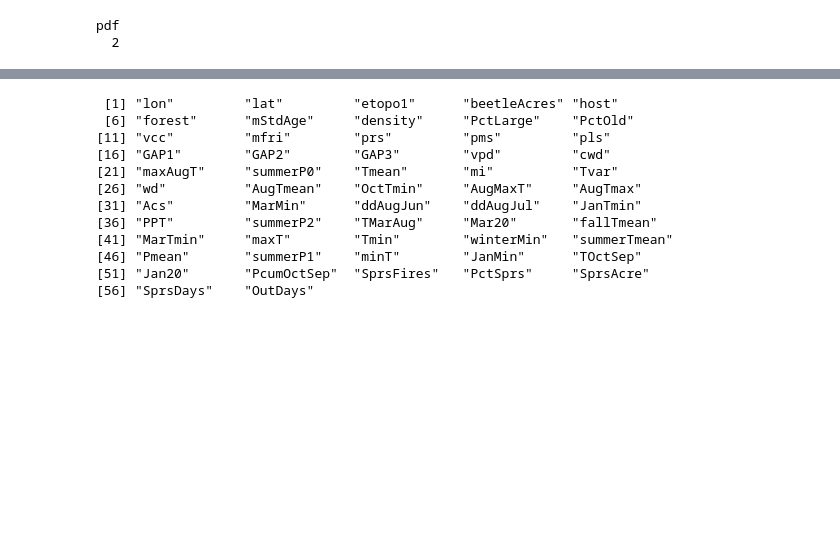
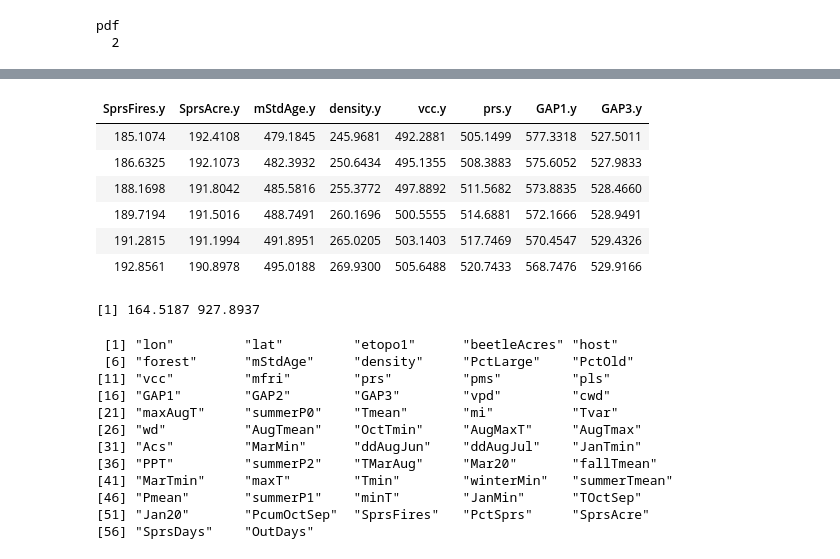
Before and after one commit to dongmeic/suppression, a Jupyter notebook: R/eda_figures.ipynb, the cells around one changed output, grey strips where cells are left out. Saved outputs shown, nothing was run; the diff lists cells and outputs as text; code cells hidden in the pictures; blank space fills up the shorter version.

```diff
--- a/R/eda_figures.ipynb
+++ b/R/eda_figures.ipynb
@@ -92,6 +92,25 @@ head(df)
 | 2.272727 | 189.7194 | 0.05516706 | 237.9298 | 116.49167 | 191.5016 | 0.023569024 | 301.3333 | 0.03030303 | 270.5420 | ... |
 | 2.696970 | 191.2815 | 0.06500907 | 236.7304 | 155.30556 | 191.1994 | 0.031425365 | 300.7009 | 0.04040404 | 270.8380 | ... |
 | 3.121212 | 192.8561 | 0.07485107 | 235.5370 | 194.11944 | 190.8978 | 0.039281706 | 300.0697 | 0.05050505 | 271.1343 | ... |
+# %%
+vars <- c('SprsFires', 'SprsAcre', 'mStdAge', 'density', 'vcc', 'prs', 'GAP1', 'GAP3')
+#df.y <- df[,grep(".y", names(df), value=TRUE)]
+# %%
+df.y <- df[,paste0(vars, '.y')]
+# %%
+head(df.y)
+# %% [output]
+| SprsFires.y | SprsAcre.y | mStdAge.y | density.y | vcc.y | prs.y | GAP1.y | GAP3.y |
+| 185.1074 | 192.4108 | 479.1845 | 245.9681 | 492.2881 | 505.1499 | 577.3318 | 527.5011 |
+| 186.6325 | 192.1073 | 482.3932 | 250.6434 | 495.1355 | 508.3883 | 575.6052 | 527.9833 |
+| 188.1698 | 191.8042 | 485.5816 | 255.3772 | 497.8892 | 511.5682 | 573.8835 | 528.4660 |
+| 189.7194 | 191.5016 | 488.7491 | 260.1696 | 500.5555 | 514.6881 | 572.1666 | 528.9491 |
+| 191.2815 | 191.1994 | 491.8951 | 265.0205 | 503.1403 | 517.7469 | 570.4547 | 529.4326 |
+| 192.8561 | 190.8978 | 495.0188 | 269.9300 | 505.6488 | 520.7433 | 568.7476 | 529.9166 |
+# %%
+range(df.y)
+# %% [output]
+[1] 164.5187 927.8937
 # %%
 # p value was misused
 # pvalue <- read.csv(sprintf('%s/p_values.csv', path), stringsAsFactors=FALSE)
```
Also changed, not shown: parts of 1 cell of this notebook.
